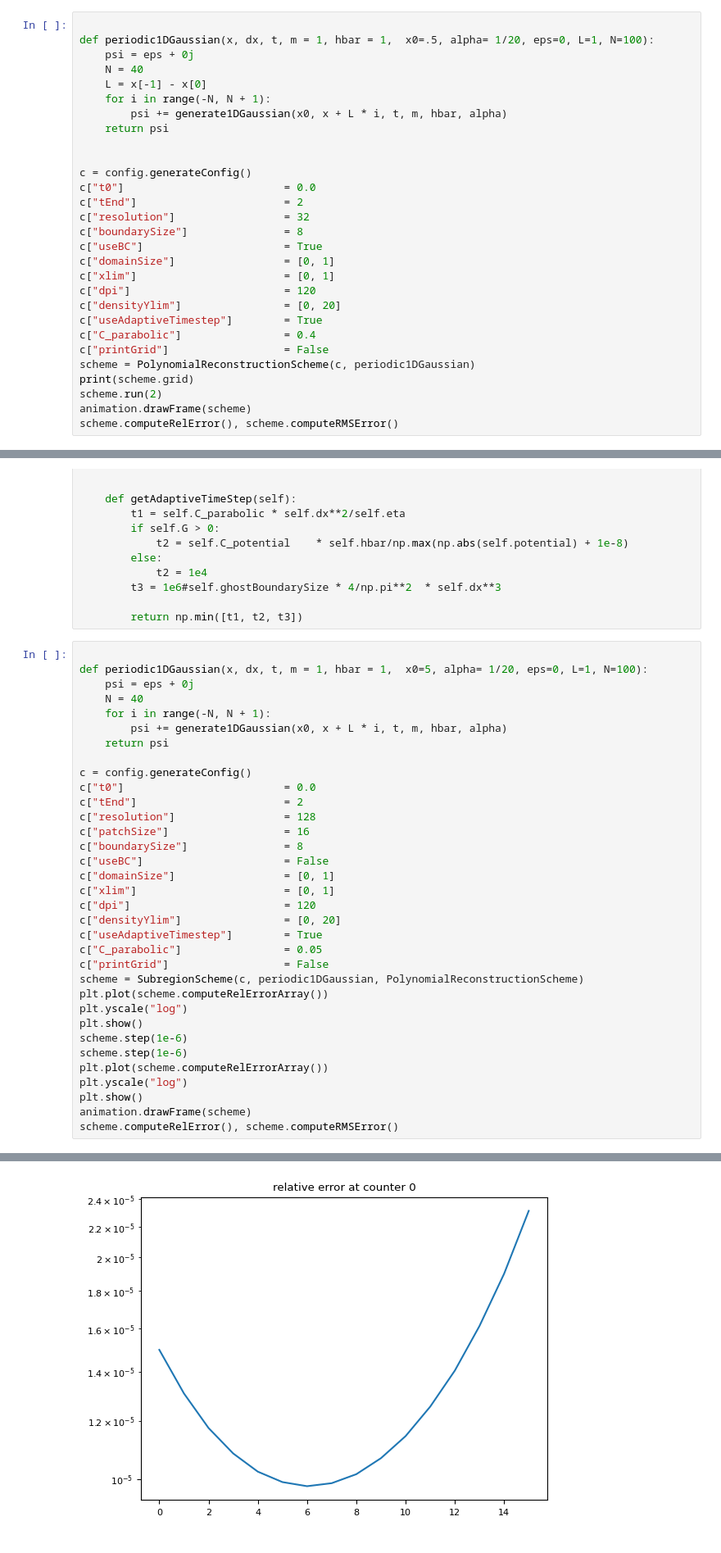
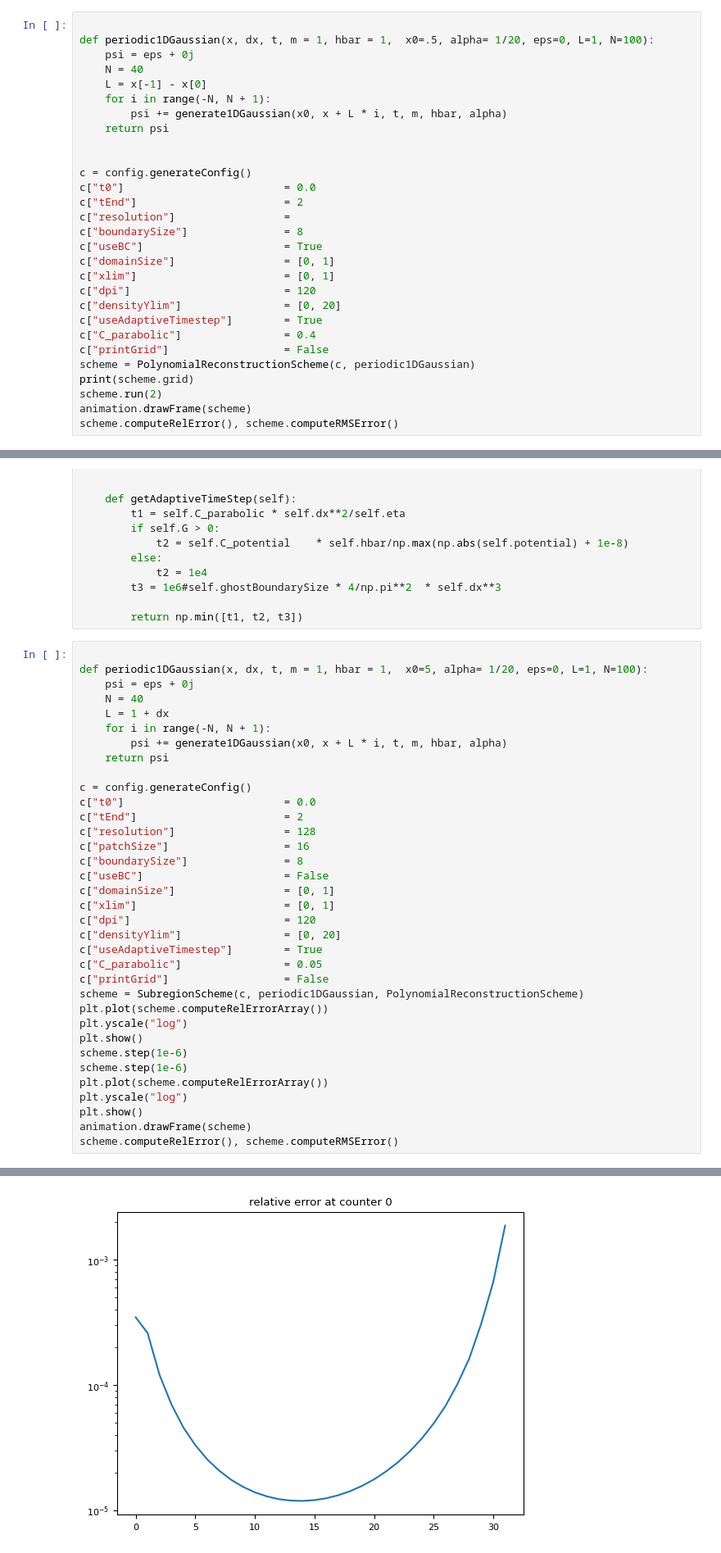
Before and after one commit to KunkelAlexander/fdm-hybrid-scheme, a Jupyter notebook: demonstration/SchrödingerIPR.ipynb, the cells around one changed output, grey strips where cells are left out. Shown at 82% size. Saved outputs shown, nothing was run; the diff lists cells and outputs as text.

```diff
--- a/demonstration/SchrödingerIPR.ipynb
+++ b/demonstration/SchrödingerIPR.ipynb
@@ -416,7 +416,7 @@ def periodic1DGaussian(x, dx, t, m = 1, hbar = 1,  x0=.5, alpha= 1/20, eps=0, L=
 c = config.generateConfig()
 c["t0"]                         = 0.0
 c["tEnd"]                       = 2
-c["resolution"]                 = 32
+c["resolution"]                 =
 c["boundarySize"]               = 8
 c["useBC"]                      = True
 c["domainSize"]                 = [0, 1]
@@ -590,6 +590,7 @@ class SubregionScheme(Scheme):
 def periodic1DGaussian(x, dx, t, m = 1, hbar = 1,  x0=5, alpha= 1/20, eps=0, L=1, N=100):
     psi = eps + 0j
     N = 40
+    L = 1 + dx
     for i in range(-N, N + 1):
         psi += generate1DGaussian(x0, x + L * i, t, m, hbar, alpha)
     return psi
@@ -625 +626 @@ scheme.computeRelError(), scheme.computeRMSError()
-[figure, old version]
+[figure, new version]
```
Also changed, not shown: parts of 7 cells of this notebook, 31 other files.
